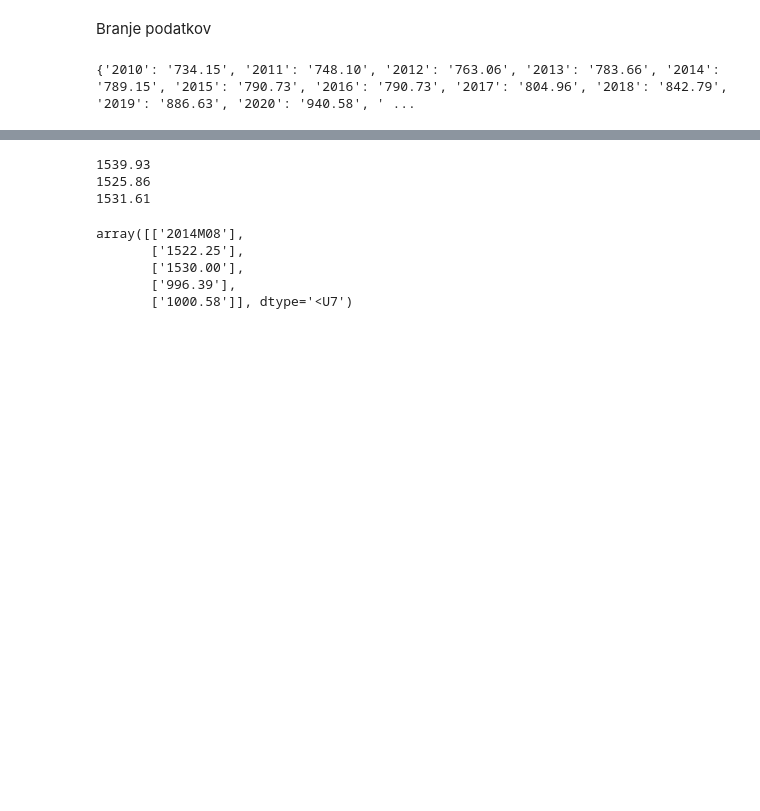
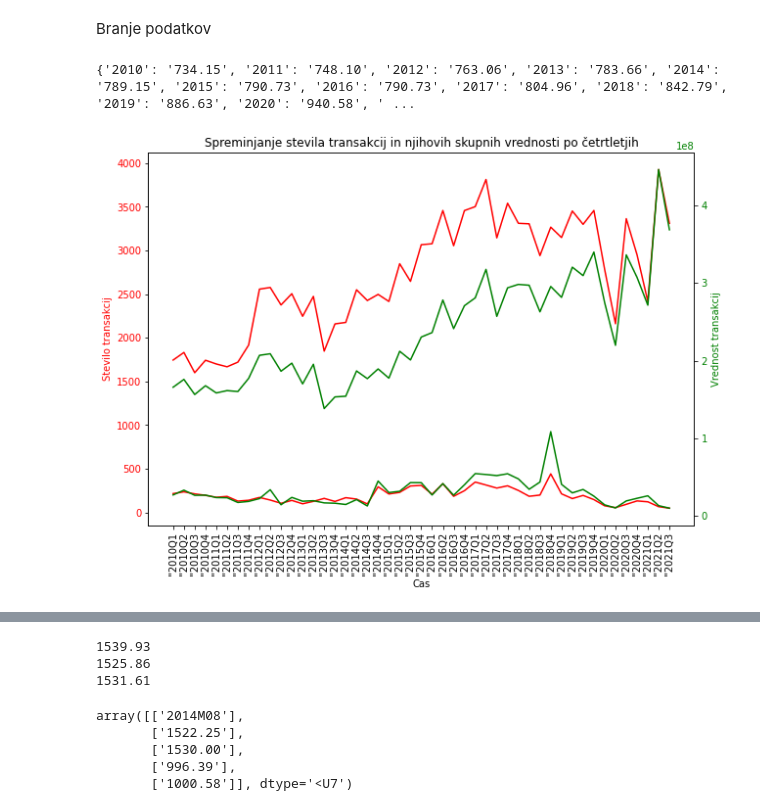
Before and after one commit to DocChinchillin/PR22RSMCLK, a Jupyter notebook: projektna.ipynb, the cells around one changed output, grey strips where cells are left out. Saved outputs shown, nothing was run; the diff lists cells and outputs as text; code cells hidden in the pictures; blank space fills up the shorter version.

Commit message:
Graf plac, Graf gradnje stavb, Branje datoteke stavb in vrednosti, popravek v dat. stavb in vrednosti

```diff
--- a/projektna.ipynb
+++ b/projektna.ipynb
@@ -22,16 +22,82 @@ for row in reader:
 print(leto_min_placa)
 # %% [output]
 {'2010': '734.15', '2011': '748.10', '2012': '763.06', '2013': '783.66', '2014': '789.15', '2015': '790.73', '2016': '790.73', '2017': '804.96', '2018': '842.79', '2019': '886.63', '2020': '940.58', ' ...
-# %%
-reader = DictReader(open('podatki/st_in_vrednost_nepremicnin.csv', 'rt', encoding='utf-8'))
-
-tabela_nepr = dict()
-
-for col in reader.fieldnames:
-    tabela_nepr[col] = []
-    for row in reader:
-        tabela_nepr[col].append(row[col])
-    reader = DictReader(open('podatki/st_in_vrednost_nepremicnin.csv', 'rt', encoding='utf-8'))
+# %%
+"""
+reader = DictReader(open('podatki/st_in_vrednost_nepremicnin.csv', 'rt', encoding='utf-8'))
+
+tabela_nepr = dict()
+
+for col in reader.fieldnames:
+    #print(col)
+    #print("\n----------------------------------\n")
+    tabela_nepr[col] = []
+    for row in reader:
+        print(row)
+        print("\n----------------------------------\n")
+        #tabela_nepr[col].append(row[col])
+    #reader = DictReader(open('podatki/st_in_vrednost_nepremicnin.csv', 'rt', encoding='utf-8'))
+"""
+replacer = {'\"': '', '\n': ''}
+matrika = np.empty([1,95])
+f = open("podatki/st_in_vrednost_nepremicnin.csv", "r")
+for x in f:
+    for key, value in replacer.items():
+        vrstica = [s.replace(key, value) for s in x.split(",")]
+    matrika = np.vstack((matrika,vrstica))
+matrika = matrika[1::]
+
+xVrednosti = matrika[:1:]
+xVrednosti = xVrednosti.ravel()
+xVrednosti = xVrednosti[1::]
+xVrednosti = xVrednosti[::2]
+pom = ["a"]
+for vrednost in xVrednosti:
+    pom = np.vstack((pom,vrednost.split(" ")[0]))
+xVrednosti = pom[1::]
+xVrednosti = xVrednosti.ravel()
+
+stare = matrika[2:3:]
+nove = matrika[5:6:]
+
+stare = stare.ravel()
+nove = nove.ravel()
+
+stare = stare[1::]
+nove = nove[1::]
+
+stare = stare.astype(int)
+nove = nove.astype(int)
+
+stareTransakcije = stare[::2]
+noveTransakcije = nove[::2]
+stareVrednost = stare[1::2]
+noveVrednost = nove[1::2]
+
+
+fig, ax = plt.subplots(figsize=(10,7))
+ax.set_title("Spreminjanje stevila transakcij in njihovih skupnih vrednosti po četrtletjih")
+ax.tick_params('x', labelrotation=90)
+ax.set_xlabel('Cas')
+ax.set_ylabel('Stevilo transakcij', color='red')
+# Plot linear sequence, and set tick labels to the same color
+ax.plot(xVrednosti,stareTransakcije, color='red')
+ax.plot(noveTransakcije, color='red')
+ax.tick_params(axis='y', labelcolor='red')
+
+# Generate a new Axes instance, on the twin-X axes (same position)
+ax2 = ax.twinx()
+
+# Plot exponential sequence, set scale to logarithmic and change tick color
+ax2.set_ylabel('Vrednost transakcij', color='green')
+ax2.plot(stareVrednost, color='green')
+ax2.plot(noveVrednost, color='green')
+ax2.tick_params(axis='y', labelcolor='green')
+
+
+plt.show()
+# %% [output]
+[figure, added]
 # %%
 reader = DictReader(open('podatki/povp_place.csv', 'rt'))
 
```
Also changed, not shown: parts of 5 cells of this notebook, 1 other file.
